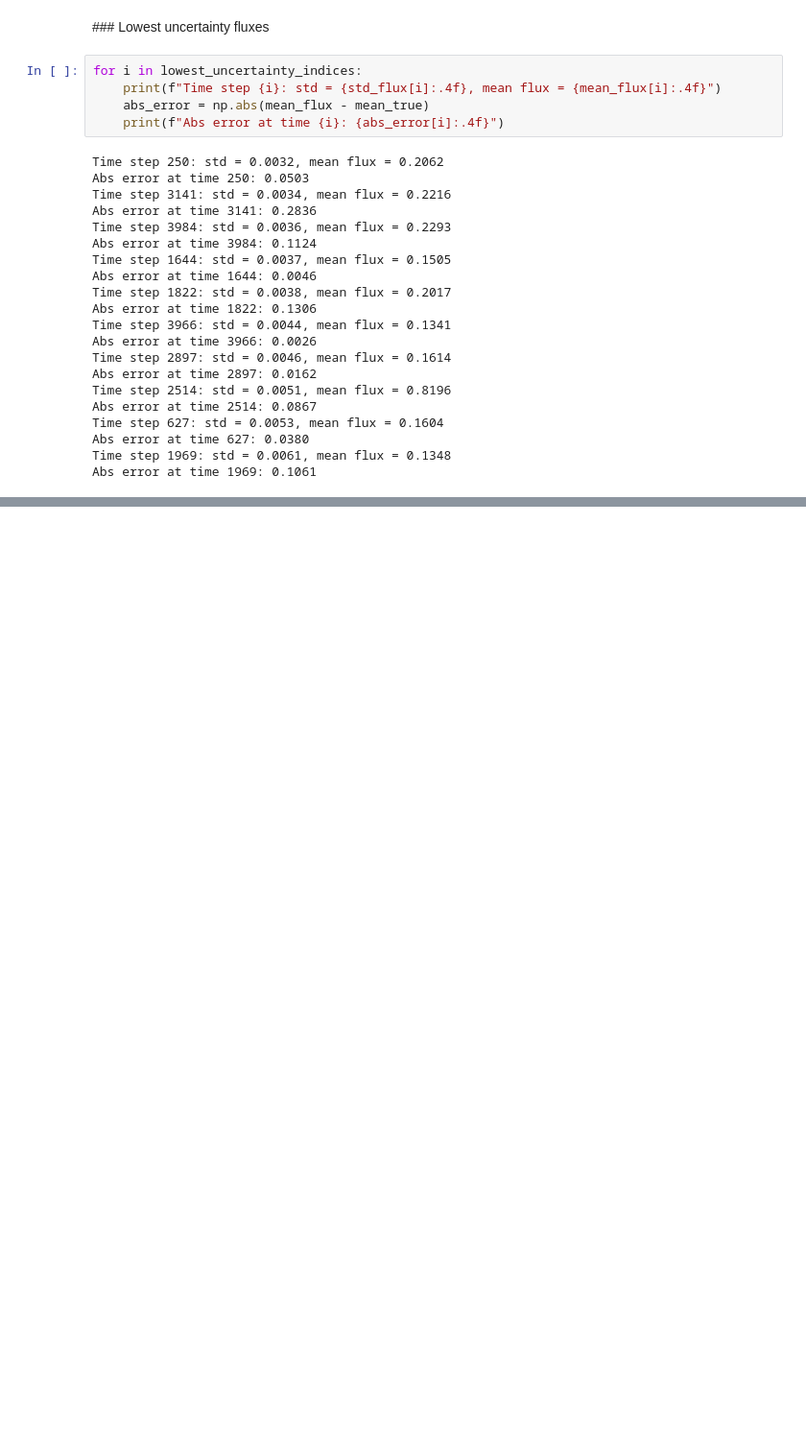
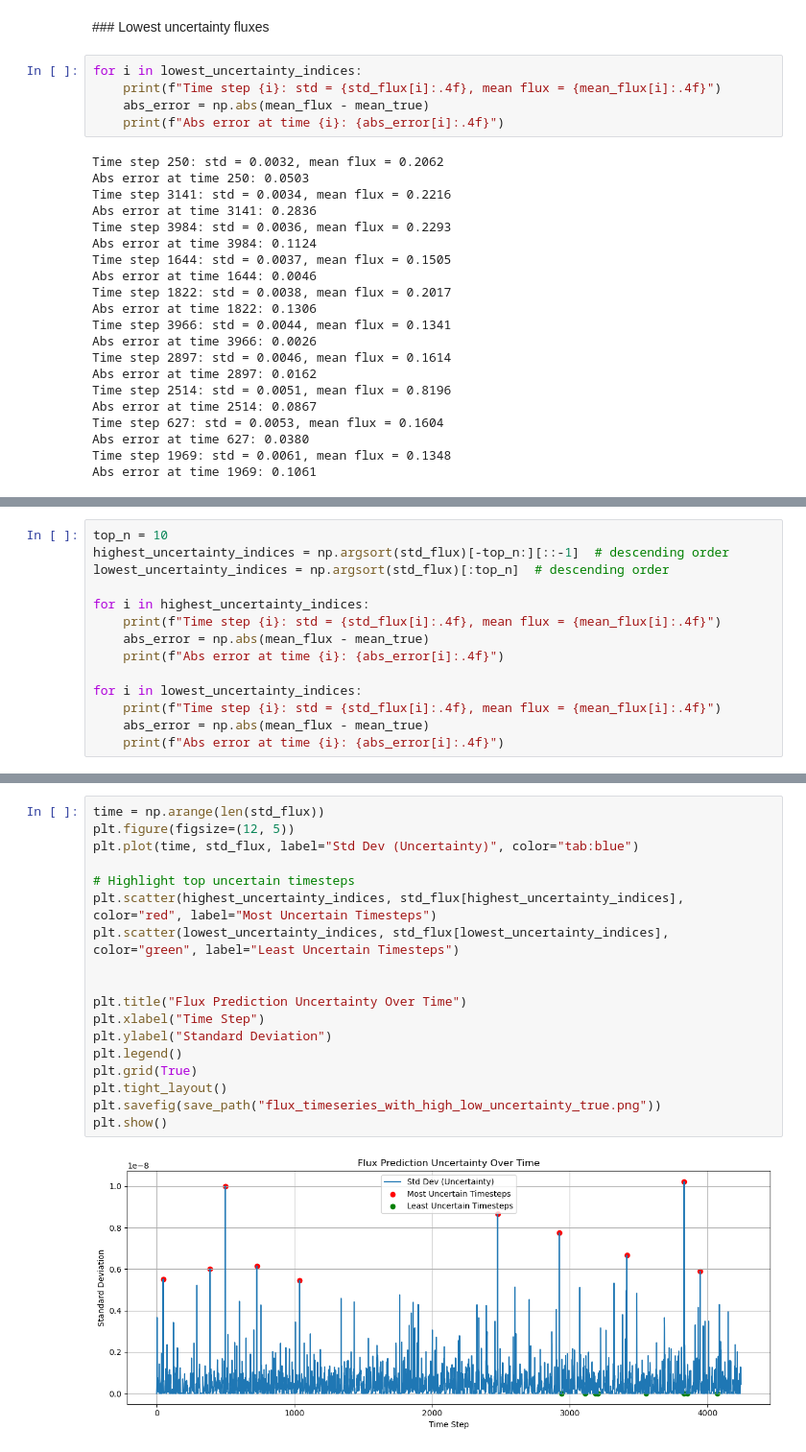
Before and after one commit to GATES-Lab/GATES_LPDM_emulator, a Jupyter notebook: notebooks/uncertainty_fluxes.ipynb, the cells around one changed output, grey strips where cells are left out. Shown at 96% size. Cells and saved outputs as stored; diff of their text form; blank space fills up the shorter version.

```diff
--- a/notebooks/uncertainty_fluxes.ipynb
+++ b/notebooks/uncertainty_fluxes.ipynb
@@ -904,0 +1059,14 @@ plt.show()
+# %%
+top_n = 10
+highest_uncertainty_indices = np.argsort(std_flux)[-top_n:][::-1]  # descending order
+lowest_uncertainty_indices = np.argsort(std_flux)[:top_n]  # descending order
+
+for i in highest_uncertainty_indices:
+    print(f"Time step {i}: std = {std_flux[i]:.4f}, mean flux = {mean_flux[i]:.4f}")
+    abs_error = np.abs(mean_flux - mean_true)
+    print(f"Abs error at time {i}: {abs_error[i]:.4f}")
+
+for i in lowest_uncertainty_indices:
+    print(f"Time step {i}: std = {std_flux[i]:.4f}, mean flux = {mean_flux[i]:.4f}")
+    abs_error = np.abs(mean_flux - mean_true)
+    print(f"Abs error at time {i}: {abs_error[i]:.4f}")
@@ -904,0 +1091,20 @@ plt.show()
+# %%
+time = np.arange(len(std_flux))
+plt.figure(figsize=(12, 5))
+plt.plot(time, std_flux, label="Std Dev (Uncertainty)", color="tab:blue")
+
+# Highlight top uncertain timesteps
+plt.scatter(highest_uncertainty_indices, std_flux[highest_uncertainty_indices], color="red", label="Most Uncertain Timesteps")
+plt.scatter(lowest_uncertainty_indices, std_flux[lowest_uncertainty_indices], color="green", label="Least Uncertain Timesteps")
+
+
+plt.title("Flux Prediction Uncertainty Over Time")
+plt.xlabel("Time Step")
+plt.ylabel("Standard Deviation")
+plt.legend()
+plt.grid(True)
+plt.tight_layout()
+plt.savefig(save_path("flux_timeseries_with_high_low_uncertainty_true.png"))
+plt.show()
+# %% [output]
+[figure, added]
```
Also changed, not shown: parts of 18 cells of this notebook.
